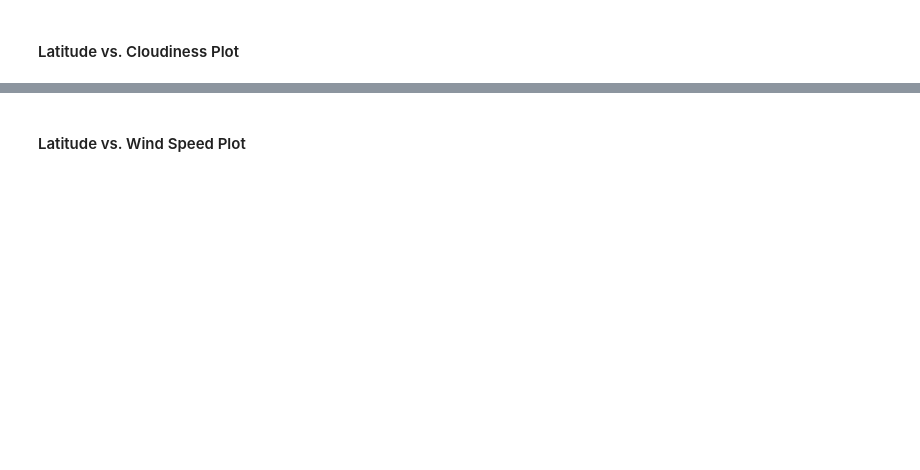
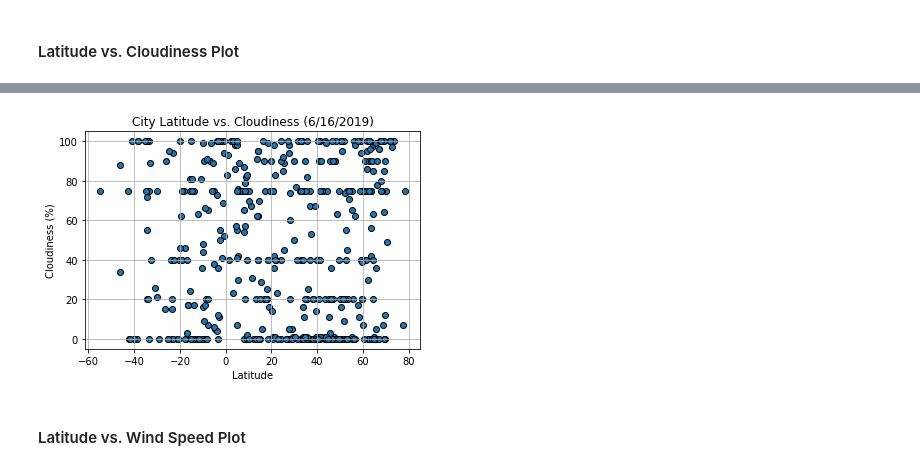
Before and after one commit to JosefinaAureaAmaro/03_Python_API, a Jupyter notebook: WeatherPy.ipynb, the cells around one changed output, grey strips where cells are left out. Drawn from its saved outputs; the diff is of its cells as text; code cells hidden in the pictures; blank space fills up the shorter version.

```diff
--- a/WeatherPy.ipynb
+++ b/WeatherPy.ipynb
@@ -212,2 +268,6 @@ df_final.to_csv(output_data_file, sep=',', encoding= 'utf-8', index=False)
 # %% [markdown]
 #### Latitude vs. Cloudiness Plot
+# %%
+# Minor Data Munging to Re-Format the Data Frames
+clouds = df_final.iloc[:,0:2]
+clouds.head()
@@ -214,2 +281,26 @@ df_final.to_csv(output_data_file, sep=',', encoding= 'utf-8', index=False)
+# %%
+#set axises
+clouds_x_axis = clouds.iloc[:,1]
+clouds_y_axis = clouds.iloc[:,0]
+# %%
+# Generate the scatter plot
+
+ax = plt.scatter(clouds_x_axis,clouds_y_axis, marker ="o",edgecolors='black')
+
+#assign axis labels and grid lines
+plt.grid(True)
+plt.ylabel("Cloudiness (%)")
+plt.xlabel("Latitude")
+plt.title('City Latitude vs. Cloudiness (6/16/2019)')
+
+#format plot
+ax.use_sticky_edges = False
+
+
+# Save the Figure
+plt.savefig('City_Latitude_vs_Clouds.png',dpi=150, bbox_inches = 'tight')
+plt.show()
+# %% [output]
+[figure, added]
 # %% [markdown]
 #### Latitude vs. Wind Speed Plot
```
Also changed, not shown: parts of 23 cells of this notebook, 4 other files.
